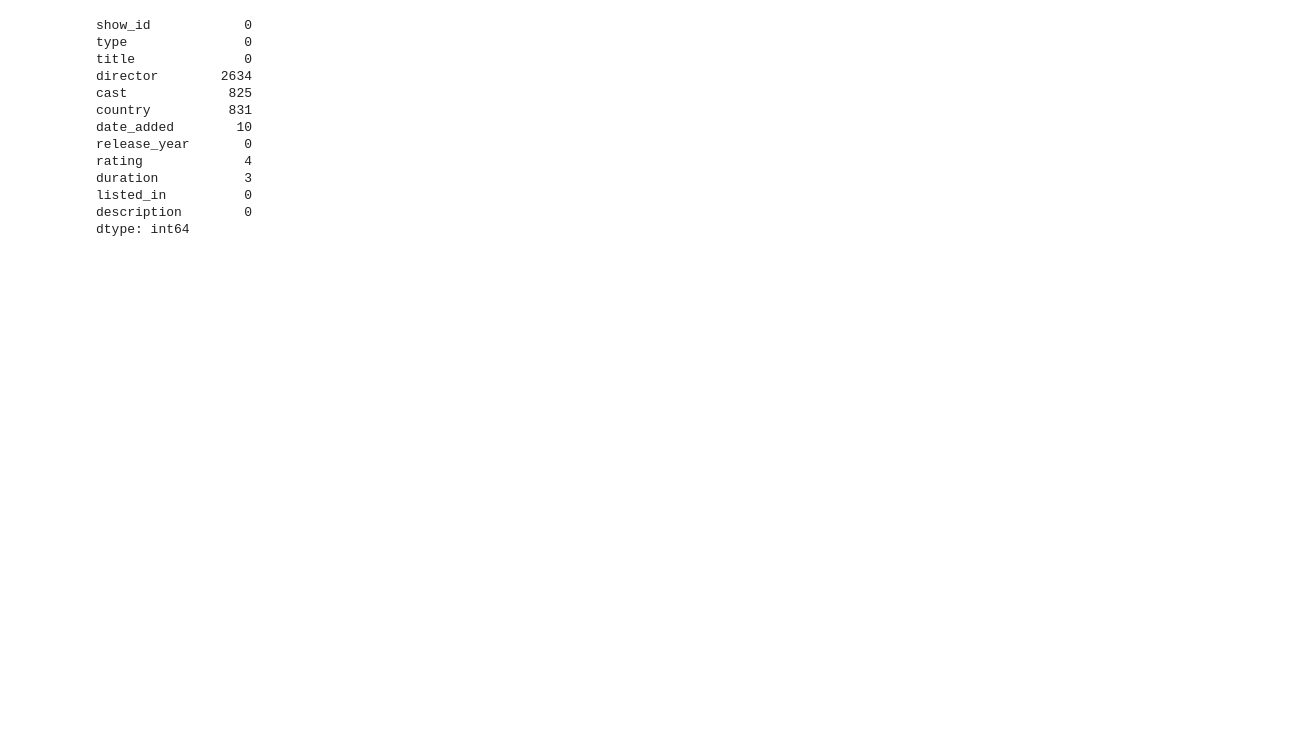
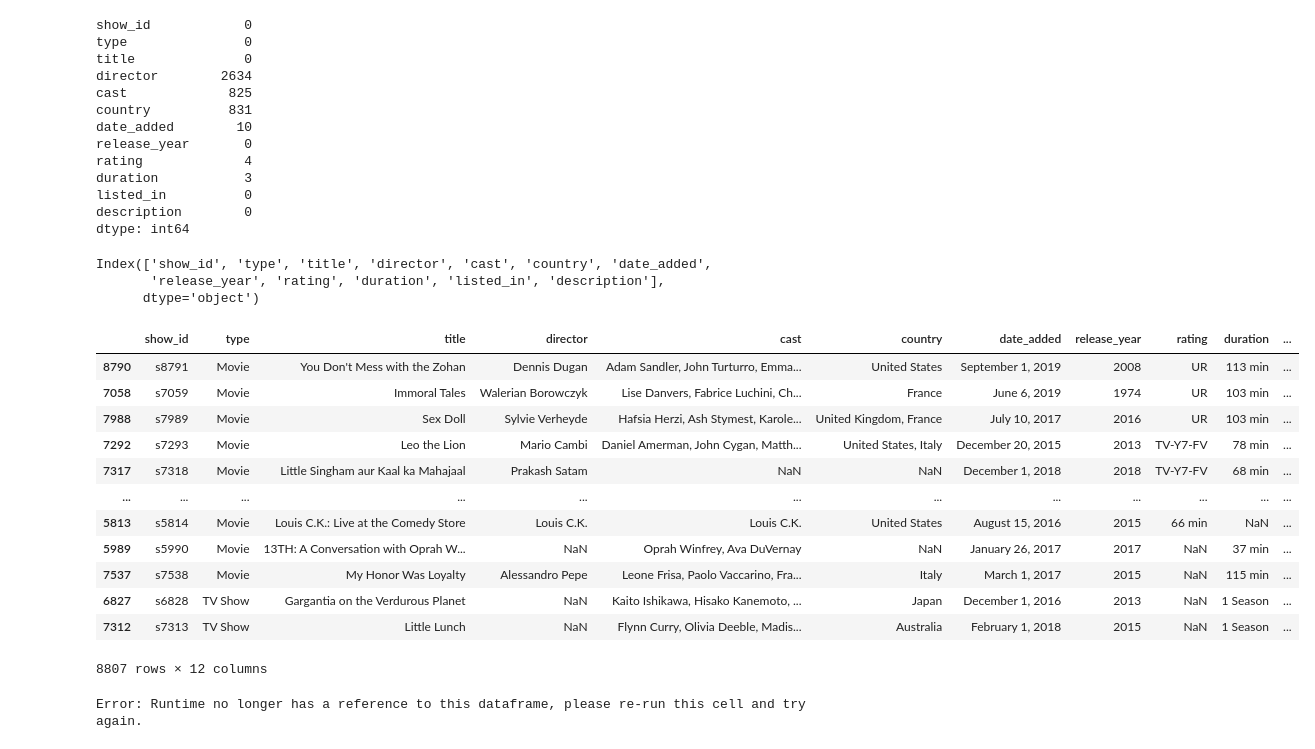
Before and after one commit to pkmariya/Python, a Jupyter notebook: NetflixProject_Mariya_DSMLJune22.ipynb, the cells around one changed output. Cells and saved outputs as stored; diff of their text form; code cells hidden in the pictures; blank space fills up the shorter version.

```diff
--- a/NetflixProject_Mariya_DSMLJune22.ipynb
+++ b/NetflixProject_Mariya_DSMLJune22.ipynb
@@ -77,3 +120,27 @@ duration           3
 listed_in          0
 description        0
 dtype: int64
+# %%
+netflix_df.columns
+# %% [output]
+Index(['show_id', 'type', 'title', 'director', 'cast', 'country', 'date_added',
+       'release_year', 'rating', 'duration', 'listed_in', 'description'],
+      dtype='object')
+# %%
+# sort values by rating & duration
+netflix_df.sort_values(['rating', 'duration'], ascending=False)
+# %% [output]
+|  | show_id | type | title | director | cast | country | date_added | release_year | rating | duration | ... |
+| 8790 | s8791 | Movie | You Don't Mess with the Zohan | Dennis Dugan | Adam Sandler, John Turturro, Emma... | United States | September 1, 2019 | 2008 | UR | 113 min | ... |
+| 7058 | s7059 | Movie | Immoral Tales | Walerian Borowczyk | Lise Danvers, Fabrice Luchini, Ch... | France | June 6, 2019 | 1974 | UR | 103 min | ... |
+| 7988 | s7989 | Movie | Sex Doll | Sylvie Verheyde | Hafsia Herzi, Ash Stymest, Karole... | United Kingdom, France | July 10, 2017 | 2016 | UR | 103 min | ... |
+| 7292 | s7293 | Movie | Leo the Lion | Mario Cambi | Daniel Amerman, John Cygan, Matth... | United States, Italy | December 20, 2015 | 2013 | TV-Y7-FV | 78 min | ... |
+| 7317 | s7318 | Movie | Little Singham aur Kaal ka Mahajaal | Prakash Satam | NaN | NaN | December 1, 2018 | 2018 | TV-Y7-FV | 68 min | ... |
+| ... | ... | ... | ... | ... | ... | ... | ... | ... | ... | ... | ... |
+| 5813 | s5814 | Movie | Louis C.K.: Live at the Comedy Store | Louis C.K. | Louis C.K. | United States | August 15, 2016 | 2015 | 66 min | NaN | ... |
+| 5989 | s5990 | Movie | 13TH: A Conversation with Oprah W... | NaN | Oprah Winfrey, Ava DuVernay | NaN | January 26, 2017 | 2017 | NaN | 37 min | ... |
+| 7537 | s7538 | Movie | My Honor Was Loyalty | Alessandro Pepe | Leone Frisa, Paolo Vaccarino, Fra... | Italy | March 1, 2017 | 2015 | NaN | 115 min | ... |
+| 6827 | s6828 | TV Show | Gargantia on the Verdurous Planet | NaN | Kaito Ishikawa, Hisako Kanemoto, ... | Japan | December 1, 2016 | 2013 | NaN | 1 Season | ... |
+| 7312 | s7313 | TV Show | Little Lunch | NaN | Flynn Curry, Olivia Deeble, Madis... | Australia | February 1, 2018 | 2015 | NaN | 1 Season | ... |
+8807 rows × 12 columns
+Error: Runtime no longer has a reference to this dataframe, please re-run this cell and try again.
```
Also changed, not shown: parts of 9 cells of this notebook.
